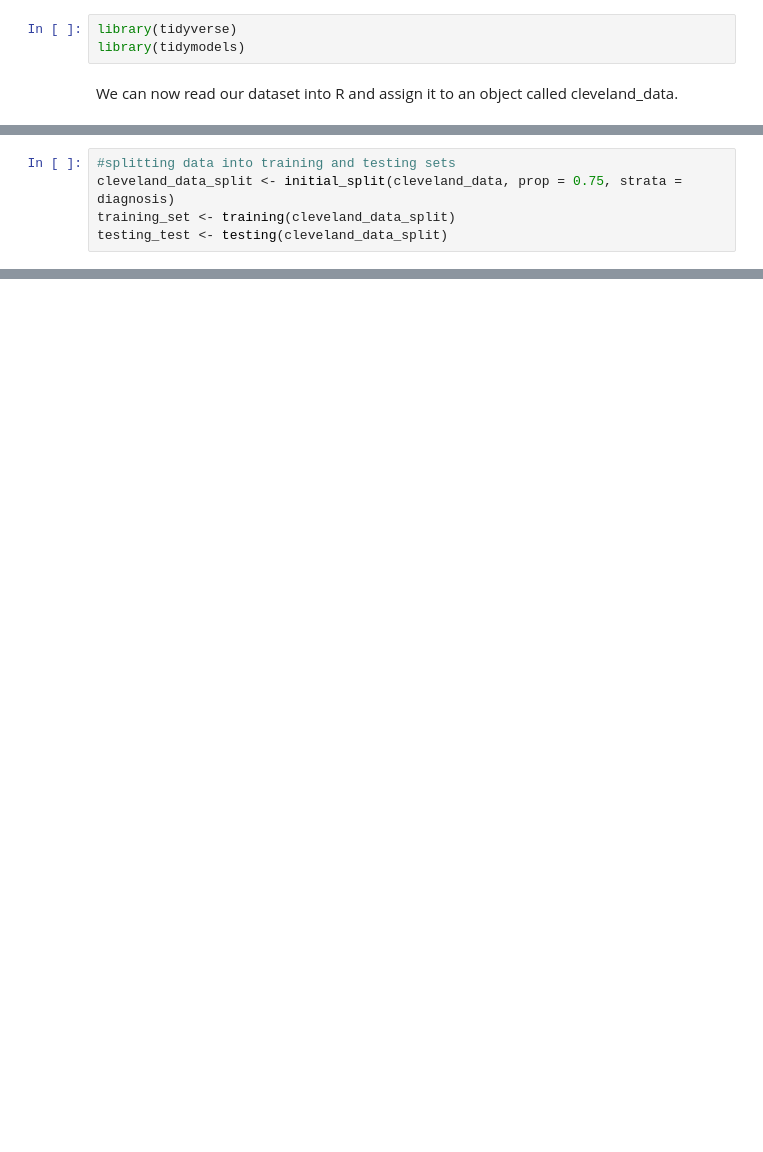
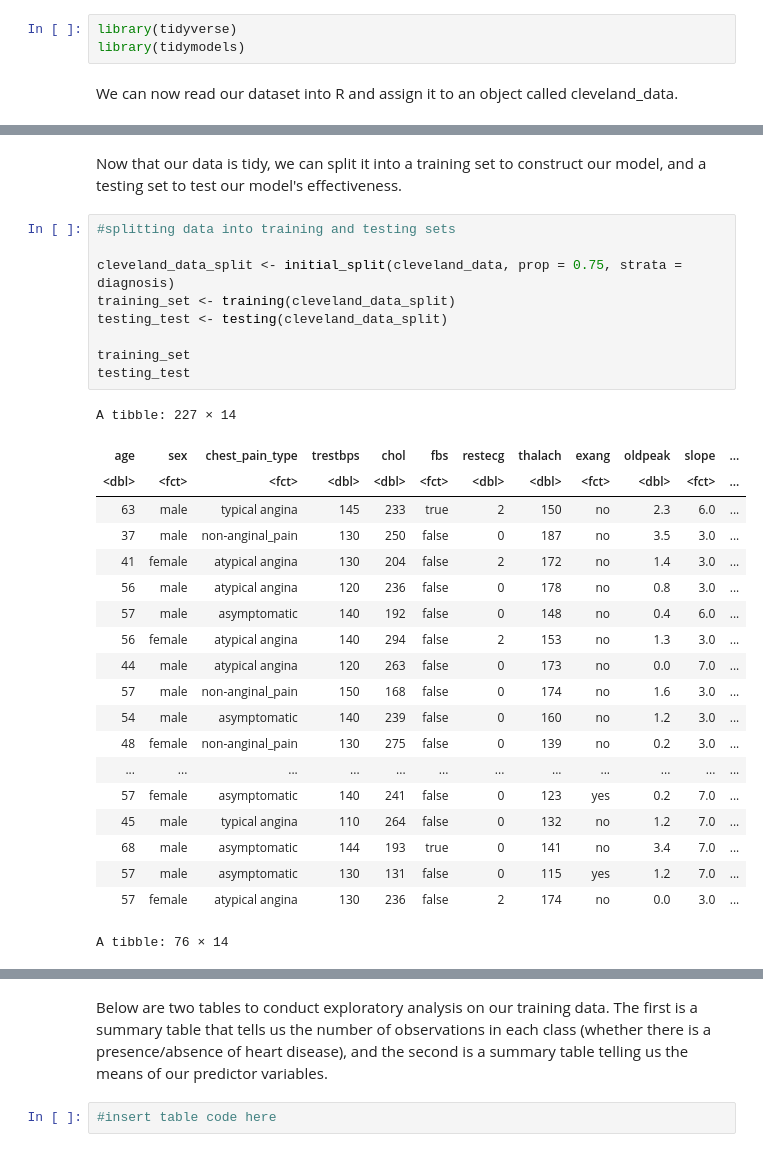
Before and after one commit to Nitro-87/Group-2-Project-Proposal, a Jupyter notebook: Project-Proposal.ipynb, the cells around one changed output, grey strips where cells are left out. Cells and saved outputs as stored; diff of their text form; blank space fills up the shorter version.

Commit message:
Added short description before each code cell

```diff
--- a/Project-Proposal.ipynb
+++ b/Project-Proposal.ipynb
@@ -97,5 +164,32 @@ glimpse(cleveland_data)
+# %% [markdown]
+Now that our data is tidy, we can split it into a training set to construct our model, and a testing set to test our model's effectiveness.
 # %%
 #splitting data into training and testing sets
+
 cleveland_data_split <- initial_split(cleveland_data, prop = 0.75, strata = diagnosis)
 training_set <- training(cleveland_data_split)
 testing_test <- testing(cleveland_data_split)
+
+training_set
+testing_test
+# %% [output]
+A tibble: 227 × 14
+| age | sex | chest_pain_type | trestbps | chol | fbs | restecg | thalach | exang | oldpeak | slope | ... |
+| <dbl> | <fct> | <fct> | <dbl> | <dbl> | <fct> | <dbl> | <dbl> | <fct> | <dbl> | <fct> | ... |
+| 63 | male | typical angina | 145 | 233 | true | 2 | 150 | no | 2.3 | 6.0 | ... |
+| 37 | male | non-anginal_pain | 130 | 250 | false | 0 | 187 | no | 3.5 | 3.0 | ... |
+| 41 | female | atypical angina | 130 | 204 | false | 2 | 172 | no | 1.4 | 3.0 | ... |
+| 56 | male | atypical angina | 120 | 236 | false | 0 | 178 | no | 0.8 | 3.0 | ... |
+| 57 | male | asymptomatic | 140 | 192 | false | 0 | 148 | no | 0.4 | 6.0 | ... |
+| 56 | female | atypical angina | 140 | 294 | false | 2 | 153 | no | 1.3 | 3.0 | ... |
+| 44 | male | atypical angina | 120 | 263 | false | 0 | 173 | no | 0.0 | 7.0 | ... |
+| 57 | male | non-anginal_pain | 150 | 168 | false | 0 | 174 | no | 1.6 | 3.0 | ... |
+| 54 | male | asymptomatic | 140 | 239 | false | 0 | 160 | no | 1.2 | 3.0 | ... |
+| 48 | female | non-anginal_pain | 130 | 275 | false | 0 | 139 | no | 0.2 | 3.0 | ... |
+| ... | ... | ... | ... | ... | ... | ... | ... | ... | ... | ... | ... |
+| 57 | female | asymptomatic | 140 | 241 | false | 0 | 123 | yes | 0.2 | 7.0 | ... |
+| 45 | male | typical angina | 110 | 264 | false | 0 | 132 | no | 1.2 | 7.0 | ... |
+| 68 | male | asymptomatic | 144 | 193 | true | 0 | 141 | no | 3.4 | 7.0 | ... |
+| 57 | male | asymptomatic | 130 | 131 | false | 0 | 115 | yes | 1.2 | 7.0 | ... |
+| 57 | female | atypical angina | 130 | 236 | false | 2 | 174 | no | 0.0 | 3.0 | ... |
+A tibble: 76 × 14
@@ -101,0 +214,4 @@ testing_test <- testing(cleveland_data_split)
+# %% [markdown]
+Below are two tables to conduct exploratory analysis on our training data. The first is a summary table that tells us the number of observations in each class (whether there is a presence/absence of heart disease), and the second is a summary table telling us the means of our predictor variables.
+# %%
+#insert table code here
```
Also changed, not shown: parts of 7 cells of this notebook.
